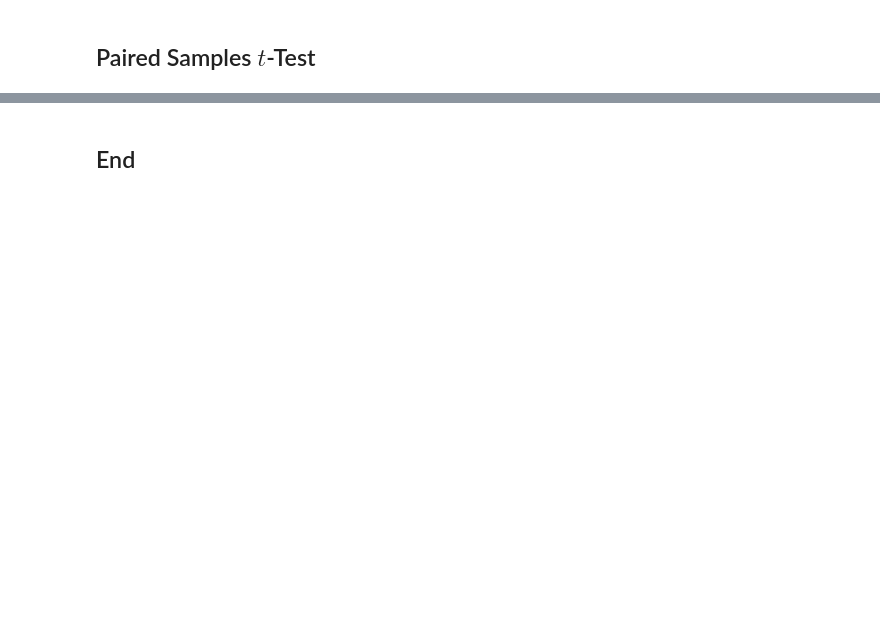
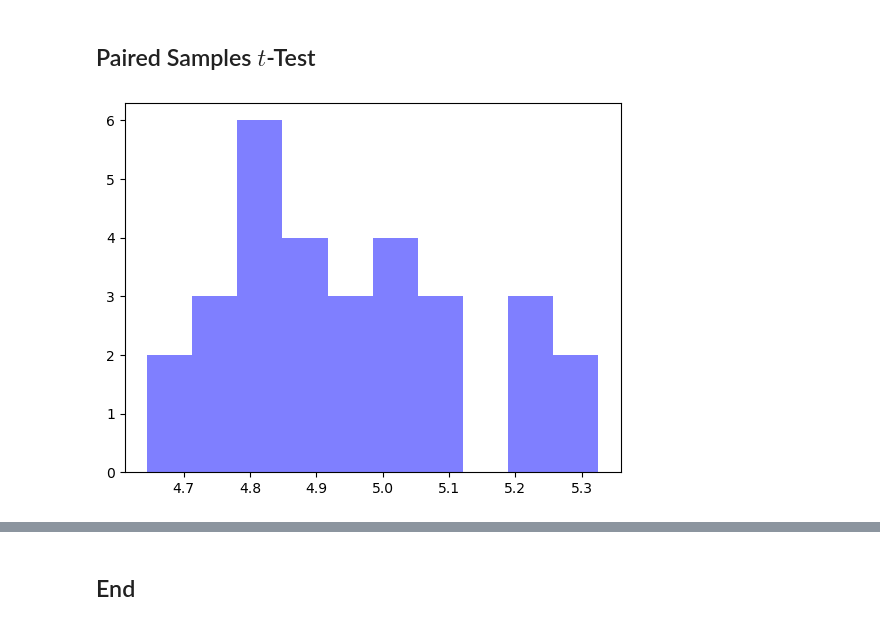
Before and after one commit to ianmcloughlin/2425_applied_statistics, a Jupyter notebook: 04_t_tests.ipynb, the cells around one changed output, grey strips where cells are left out. Saved outputs shown, nothing was run; the diff lists cells and outputs as text; code cells hidden in the pictures; blank space fills up the shorter version.

```diff
--- a/04_t_tests.ipynb
+++ b/04_t_tests.ipynb
@@ -79,2 +79,10 @@ TtestResult(statistic=-0.27426996344353494, pvalue=0.7848516697747219, df=58.0)
 # %% [markdown]
 ## Paired Samples $t$-Test
+# %%
+# A group of normally distributed values.
+group_a = np.random.normal(5, 0.2, 30)
+# %%
+# Histgoram.
+plt.hist(group_a, color='blue', alpha=0.5, label='Group A');
+# %% [output]
+[figure, added]
```
Also changed, not shown: parts of 10 cells of this notebook.
